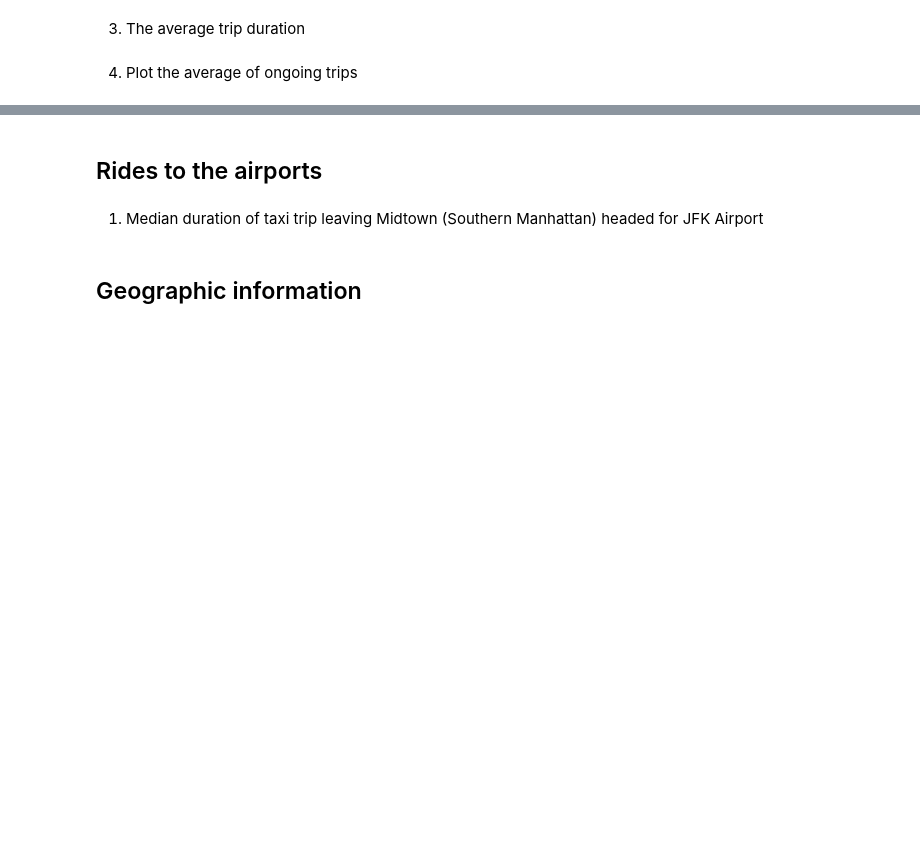
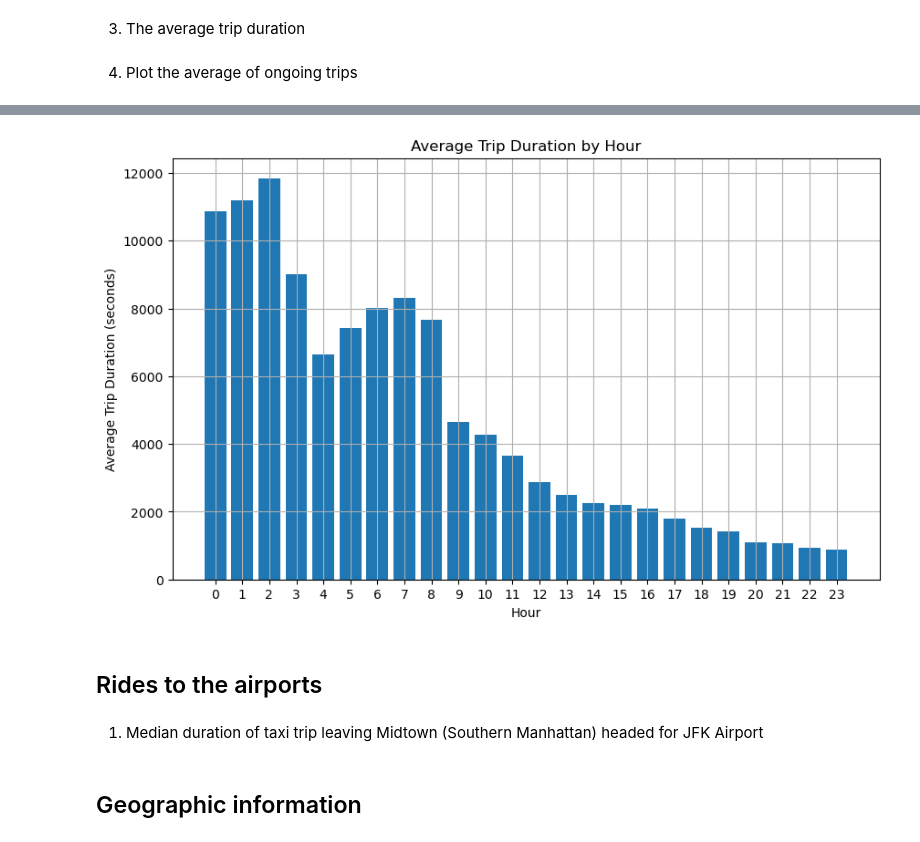
Before and after one commit to MariusAvosse/Taxis_NY, a Jupyter notebook: Untitled.ipynb, the cells around one changed output, grey strips where cells are left out. Drawn from its saved outputs; the diff is of its cells as text; code cells hidden in the pictures; blank space fills up the shorter version.

```diff
--- a/Untitled.ipynb
+++ b/Untitled.ipynb
@@ -373,3 +687,33 @@ plt.show()
+# %%
+# for fhv taxis
+# convert into pandas dataframe
+df_fhv_filtered_2020 = df_fhv_filtered_2020.toPandas()
+
+# Convert the 'tpep_dropoff_datetime' and 'tpep_pickup_datetime' columns to datetime format
+df_fhv_filtered_2020['dropOff_datetime'] = pd.to_datetime(df_fhv_filtered_2020['dropOff_datetime'])
+df_fhv_filtered_2020['pickup_datetime'] = pd.to_datetime(df_fhv_filtered_2020['pickup_datetime'])
+
+# Calculate the duration of each trip by subtracting the pickup datetime
+# from the dropoff datetime to get the trip duration in seconds.
+
+df_fhv_filtered_2020['trip_duration'] = (df_fhv_filtered_2020['dropOff_datetime'] -
+                                    df_fhv_filtered_2020['pickup_datetime']).dt.total_seconds()
+
+# Group the data by the desired time interval and calculate the average trip duration for each interval.
+
+average_trip_duration = df_fhv_filtered_2020.groupby(df_fhv_filtered_2020['pickup_datetime'].dt.hour)['trip_duration'].mean()
+
+# the plot
+plt.figure(figsize=(10, 6))
+plt.bar(average_trip_duration.index, average_trip_duration.values)
+plt.xlabel('Hour')
+plt.ylabel('Average Trip Duration (seconds)')
+plt.title('Average Trip Duration by Hour')
+plt.xticks(average_trip_duration.index)
+plt.grid(True)
+plt.show()
+# %% [output]
+[figure, added]
 # %% [markdown]
 ## Rides to the airports
 # %% [markdown]
```
Also changed, not shown: parts of 40 cells of this notebook.
